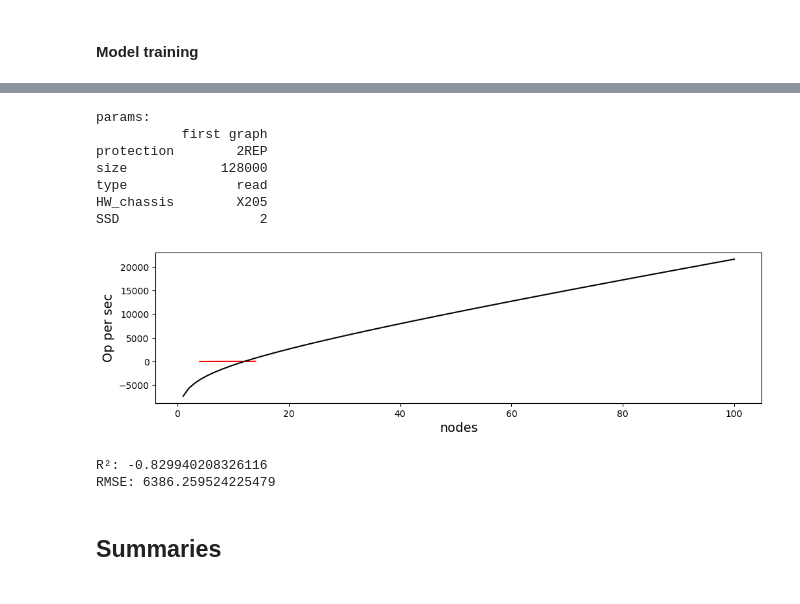
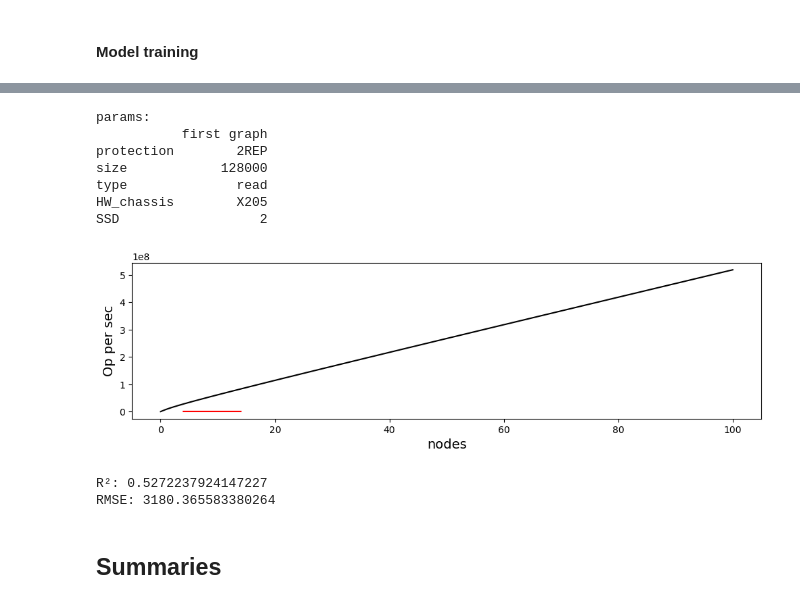
Before and after one commit to Sziringowski/SDS-modelling, a Jupyter notebook: Main.ipynb, the cells around one changed output, grey strips where cells are left out. Saved outputs shown, nothing was run; the diff lists cells and outputs as text; code cells hidden in the pictures.

```diff
--- a/Main.ipynb
+++ b/Main.ipynb
@@ -488,0 +543,2 @@ sns.reset_orig()
+# %%
+cleaned_data_temp = auto_cleaner(Data)  # вычислительно затратная функция, предпосчитаем её
@@ -488,0 +573,7 @@ sns.reset_orig()
+# %%
+min_max_scaler = MinMaxScaler()
+df_scaled = df_cleaned
+target_value = df_scaled.pop("SUM_op/s")
+df_scaled = pd.DataFrame(min_max_scaler.fit_transform(df_scaled), columns=df_scaled.columns)
+df_scaled = pd.concat([df_scaled, target_value], axis=1)
+print(df_scaled)
@@ -606,11 +757,10 @@ _about_: использованы байесовские методы из PyMC.
 # %% [markdown]
 #### Model training
 # %%
-
 X = np.concatenate(
         (
-            np.array(features_transformation(Data))[:, :3], np.array(features_transformation(Data))[:, 4:]
+            np.array(df_scaled)[:, :3], np.array(df_scaled)[:, 4:]
         ), axis = 1) # predictor
-Y = np.array(features_transformation(Data))[:, 3] # target
-print(X.shape)
+Y = np.array(df_scaled["SUM_op/s"]) # target
+print(f'shape of X {X.shape}, shape of Y {Y.shape}')
 # %% [output]
@@ -618,4 +768,6 @@ print(X.shape)
 # %%
 def G(X: np.ndarray) -> np.ndarray:
-    return np.exp( - (X- 1e2) ** 2 / 25e2)
+    mu = (60) / (128e3 - 8)  # old mu = 68
+    sigma = (465/2 - 8) / (128e3 - 8)  # old sigma = 465/2
+    return np.exp( - (X - mu) ** 2 / sigma ** 2)
 # %%
@@ -780,12 +881,13 @@ fix_params = {
     'SSD': 2
 }
 # %%
+index_pr = 0
 Z = np.array((
     [
-        key[key_enum(parametr)] for key in list(Data.keys()) if compare(key, parametr, fix_params)
+        key[1][key_enum(parametr)] for key in list(Data.keys()) if (compare(key[1], parametr, fix_params) and key[0] == index_pr)
     ],
     [
-        Data[key]['SUM_op/s'] for key in list(Data.keys()) if compare(key, parametr, fix_params)
+        Data[key]['SUM_op/s'] for key in list(Data.keys()) if (compare(key[1], parametr, fix_params) and key[0] == index_pr)
     ]
 )).T
 
@@ -802,61 +904,53 @@ X_range = np.array(np.meshgrid(
     )).T.reshape(-1, 1)
 
 Z = Z[Z[:, 0].argsort()].T
 
-Z = np.array((
-    [
-        key[key_enum(parametr)] for key in list(Data.keys()) if compare(key, parametr, fix_params)
-    ],
-    [
-        Data[key]['SUM_op/s'] for key in list(Data.keys()) if compare(key, parametr, fix_params)
-    ]
-)).T
-
 y_pred_t = (
-    np.mean(intercept_samples) +
-    np.mean(slope_size_linear_samples) * fix_params['size'] + np.mean(slope_size_gaussian_samples) * G(fix_params['size']) +
-    np.mean(slope_nodes_linear_samples) * X_range[:, 0] + np.mean(slope_nodes_log_samples) * np.log(X_range[:, 0]) +
-    np.mean(slope_SSD_samples) * 2 +
-    np.mean(slope_protection_3REP_samples) * 1 +
+    (np.mean(slope_size_samples) * fix_params["size"] + np.mean(slope_size_G_samples) * G(fix_params["size"])) *(
+    np.mean(slope_nodes_samples) * X_range + np.mean(slope_nodes_log_samples) * np.log(X_range + 1) +
+    np.mean(slope_protection_3REP_samples) * 0 +
     np.mean(slope_protection_EC21_samples) * 0 +
-    np.mean(slope_type_write_samples) * 1 +
-    np.mean(slope_HW_chassis_X205_samples) * 1
+    np.mean(slope_type_write_samples) * 0 +
+    np.mean(slope_HW_chassis_X205_samples) * 1 +
+    np.mean(slope_SSD_0_samples) * 0 +
+    np.mean(slope_SSD_4_samples) * 0) +
+    np.mean(intercept_samples)
 )
 
 plt.figure(figsize=(12, 3))
 
 plt.xscale('linear')
 
 graph_title = {key: {'first graph': fix_params[key]} for key in list(doc.keys())}
 plt.plot(Z[:, 0], Z[:, 1],'r-', alpha = 1)
 
 plt.plot(X_range, y_pred_t,'k-', alpha = 1)
 graph_title.pop(parametr, None)
 print(f'params:\n{pd.DataFrame(graph_title).transpose()}')
 plt.title('', fontsize=15)
 plt.xlabel(parametr, fontsize=14, color='k')
 plt.ylabel('Op per sec', fontsize=14, color='k')
 plt.show()
 # %% [output]
 params:
            first graph
 protection        2REP
 size            128000
 type              read
 HW_chassis        X205
 SSD                  2
-[figure, old version]
+[figure, new version]
 # %%
 Y_predicted = (
-    np.mean(intercept_samples) +
-    (
-        np.mean(slope_size_linear_samples) * X[:, 0] + np.mean(slope_size_gaussian_samples) * G(X[:, 0]) +
-        np.mean(slope_nodes_linear_samples) * X[:, 1] + np.mean(slope_nodes_log_samples) * np.log(X[:, 1]) +
-        np.mean(slope_protection_3REP_samples) * X[:, 3] +
-        np.mean(slope_protection_EC21_samples) * X[:, 4]
-    ) *
-    (np.mean(slope_type_write_samples) * X[:, 5] + np.mean(type_intercept_samples) * 0 +
-    np.mean(slope_SSD_samples) * X[:, 2] + np.mean(HW_intercept_samples))
+    (np.mean(slope_size_samples) * np.array(df_scaled["size"]) + np.mean(slope_size_G_samples) * G(df_scaled["size"]))*(
+    np.mean(slope_nodes_samples) * np.array(df_scaled["nodes"]) + np.mean(slope_nodes_log_samples) * np.log(np.array(df_scaled["nodes"]) + 1) +
+    np.mean(slope_protection_3REP_samples) * np.array(df_scaled["protection_3REP"]) +
+    np.mean(slope_protection_EC21_samples) * np.array(df_scaled["protection_EC2.1"]) +
+    np.mean(slope_type_write_samples) * np.array(df_scaled["type_write"]) +
+    np.mean(slope_HW_chassis_X205_samples) * np.array(df_scaled["HW_chassis_X205"]) +
+    np.mean(slope_SSD_0_samples) * np.array(df_scaled["SSD_0"]) +
+    np.mean(slope_SSD_4_samples) * np.array(df_scaled["SSD_4"])) +
+    np.mean(intercept_samples)
 )
 r_squared = 1 - (np.sum((Y - Y_predicted) ** 2) / np.sum((Y - np.mean(Y)) ** 2))
 print(f'R²: {r_squared}')
@@ -865,8 +959,8 @@ rmse = np.sqrt(np.sum((Y_predicted-Y) ** 2) / len(Y))
 
 print(f'RMSE: {rmse}')
 # %% [output]
-R²: -0.829940208326116
-RMSE: 6386.259524225479
+R²: 0.5272237924147227
+RMSE: 3180.365583380264
 # %% [markdown]
 ## Summaries
 # %% [markdown]
```
Also changed, not shown: parts of 46 cells of this notebook, 14 other files.
